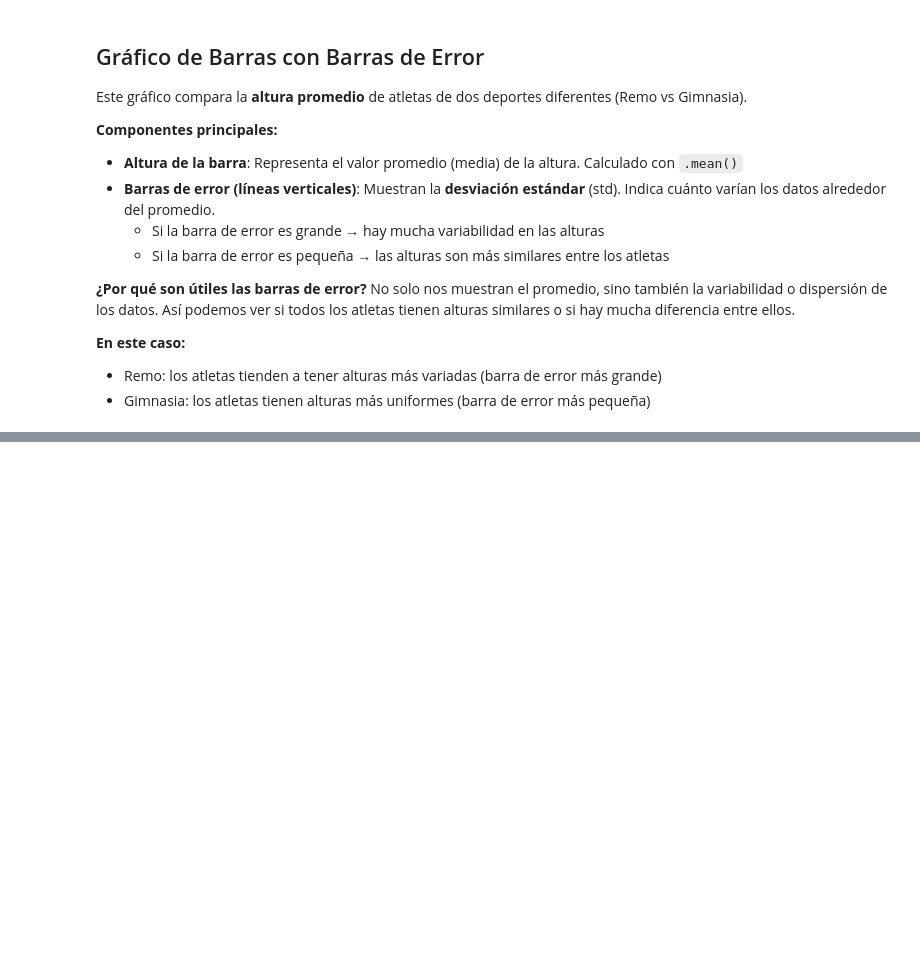
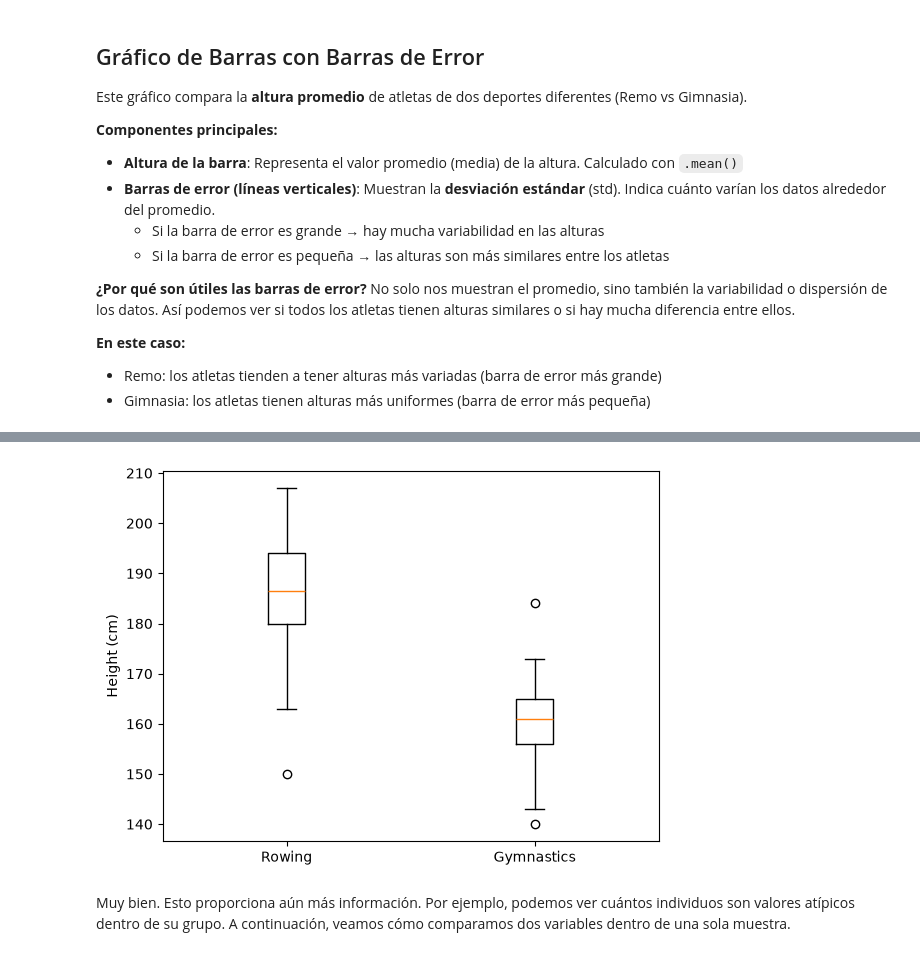
Before and after one commit to MapacheTech/PythonMatplotlib, a Jupyter notebook: SeriesTemporales.ipynb, the cells around one changed output, grey strips where cells are left out. Saved outputs shown, nothing was run; the diff lists cells and outputs as text; code cells hidden in the pictures; blank space fills up the shorter version.

```diff
--- a/SeriesTemporales.ipynb
+++ b/SeriesTemporales.ipynb
@@ -148,0 +214,11 @@ No solo nos muestran el promedio, sino también la variabilidad o dispersión de
+# %%
+fig, ax = plt.subplots()
+
+ax.boxplot([mens_rowing['Height'], mens_gymnastics['Height']])
+ax.set_xticklabels(['Rowing', 'Gymnastics'])
+ax.set_ylabel('Height (cm)')
+plt.show()
+# %% [output]
+[figure, added]
+# %% [markdown]
+Muy bien. Esto proporciona aún más información. Por ejemplo, podemos ver cuántos individuos son valores atípicos dentro de su grupo. A continuación, veamos cómo comparamos dos variables dentro de una sola muestra.
```
Also changed, not shown: parts of 4 cells of this notebook, 2 other files.
